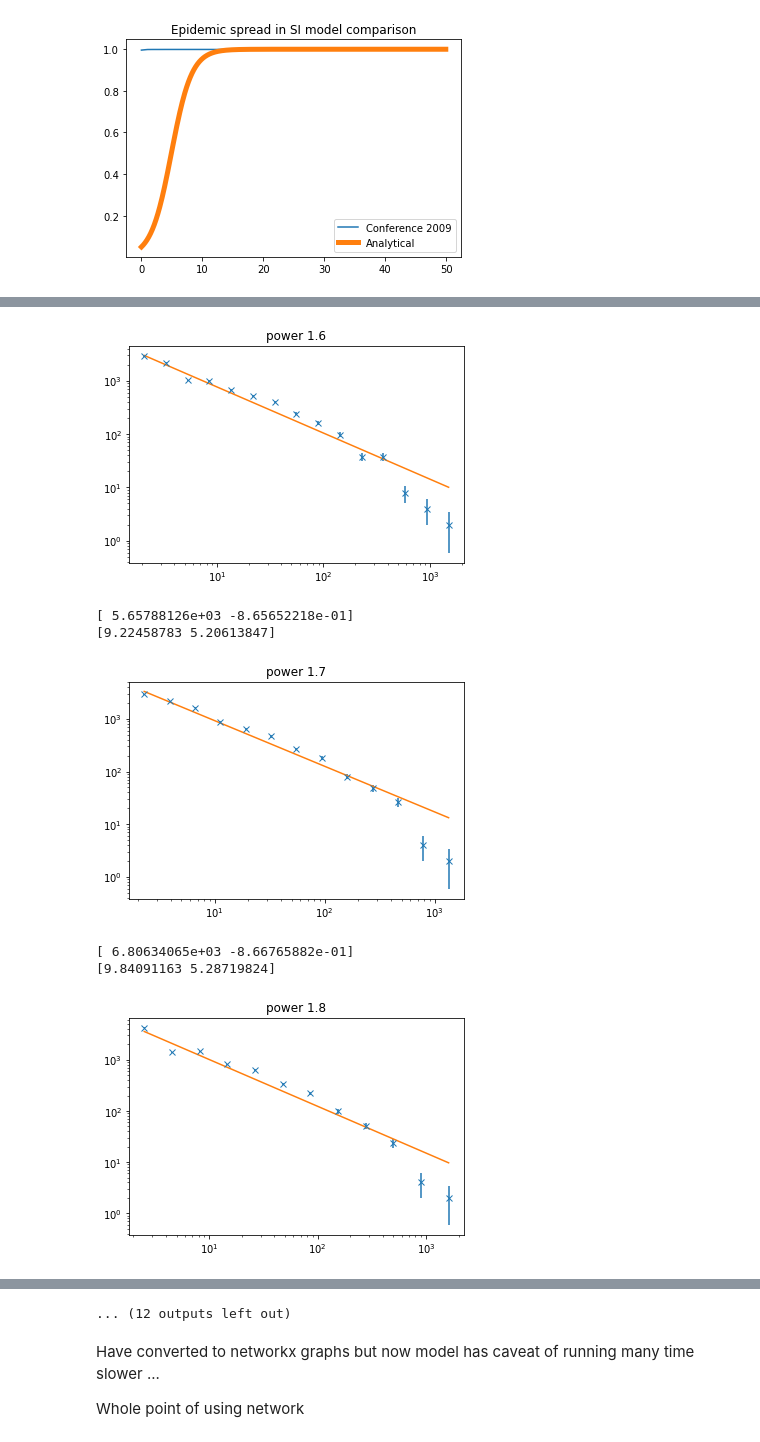
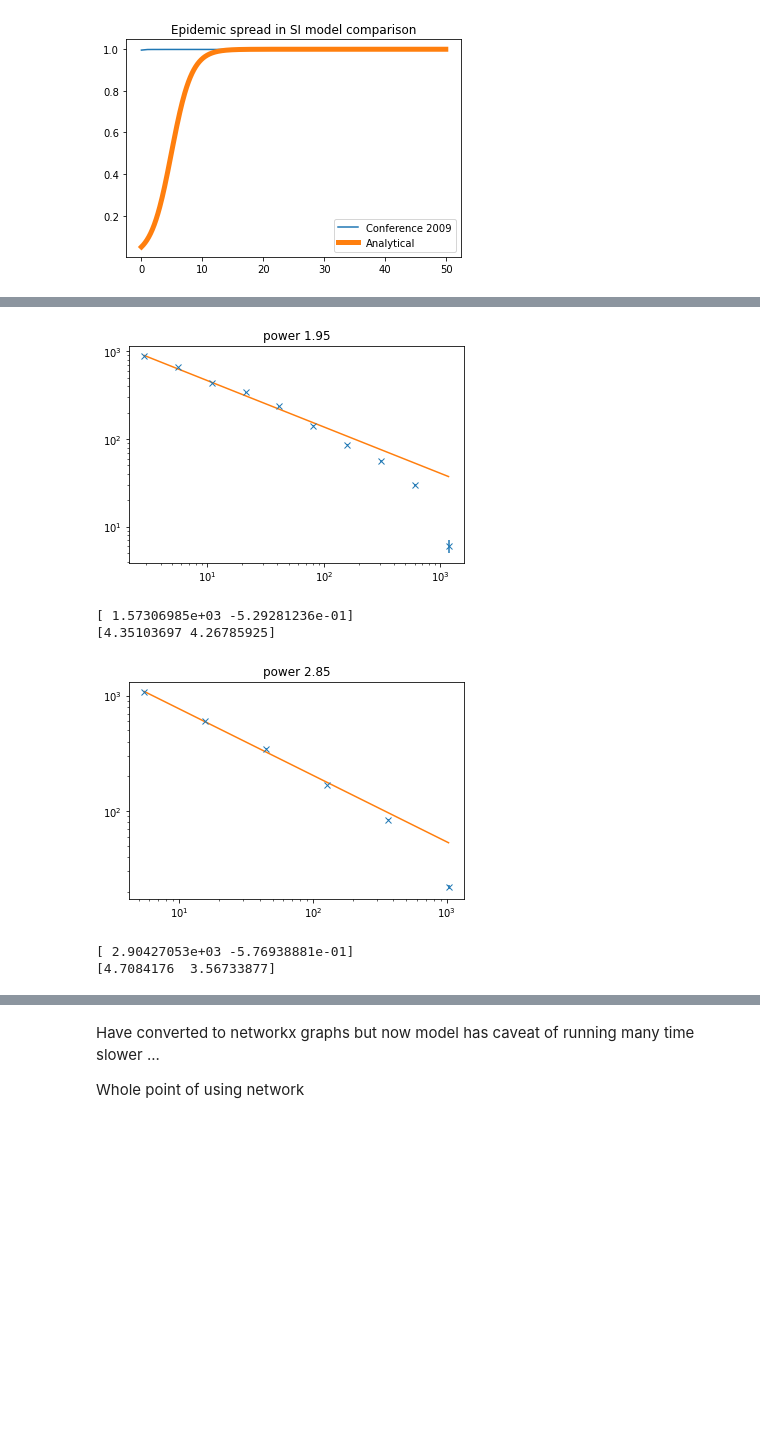
Before and after one commit to Dellapino/MSci-Project, a Jupyter notebook: testing notebook import.ipynb, the cells around one changed output, grey strips where cells are left out. Drawn from its saved outputs; the diff is of its cells as text; code cells hidden in the pictures; blank space fills up the shorter version.

```diff
--- a/testing notebook import.ipynb
+++ b/testing notebook import.ipynb
@@ -458,10 +459,10 @@ plt.show()
 9
 [figure]
 # %%
-path = 'Sociopatterns datasets/conference_2009.dat_'
-G = nm.build_nxgraph(path, False)
+#path = 'Sociopatterns datasets/conference_2009.dat_'
+G = nm.build_nxgraph(dataset_paths[2], False)
 
-print(G['1467']['1591']['weight'])
+#print(G['1467']['1591']['weight'])
 
 def analyse_graph(graph):
     weights = []
@@ -677,15 +763,18 @@ def reciprocal(x, a, b, c):
 def exponential(x, a, b):
     return b*np.exp(x*a)
 
-def logarithm(x, a):
-    return a * np.log(x)
+def logarithm(x, a, b):
+    return a * np.log(x) + b
 
 def power(x, a, b):
     return a * ((x)**b)
 
+def custom_func(x, a, b, c, d):
+    return power(x, a, b) * exponential(x, c, d)
+
 def check_fit(fit_func, bin_func, data, scale, normed, plot_scale = 'linear'):
     x, y, e = bin_func(data, scale, normed)
-    fit, cov = spo.curve_fit(fit_func, x, y, sigma = e, absolute_sigma = 0)
+    fit, cov = spo.curve_fit(fit_func, x, y, absolute_sigma = 0)
     xx = np.linspace(min(x), max(x), 10000)
 
     plt.figure()
@@ -717,18 +806,45 @@ def check_fit(fit_func, bin_func, data, scale, normed, plot_scale = 'linear'):
 #check_fit(power, log_binning_v4, w, 'log') # just dead
 #check_fit(logarithm, log_binning, w, 'log')
 
-check_fit(power, log_binning, w, 1.5, False, 'log')
-check_fit(power, log_binning, w, 1.6, False, 'log')
-check_fit(power, log_binning, w, 1.7, False, 'log')
-check_fit(power, log_binning, w, 1.8, False, 'log')
-check_fit(power, log_binning, w, 1.9, False, 'log')
-check_fit(power, log_binning, w, 2.0, False, 'log')
-check_fit(power, log_binning, w, 2.0, False, 'log')
-check_fit(power, log_binning, w, 2.1, False, 'log')
-check_fit(power, log_binning, w, 2.2, False, 'log')
-check_fit(power, log_binning, w, 2.3, False, 'log')
-check_fit(power, log_binning, w, 2.4, False, 'log')
-check_fit(power, log_binning, w, 2.5, False, 'log')
+'''
+for i in range(15, 26):
+    check_fit(power, log_binning, w, i/10, False, 'log')
+'''
+
+'''
+#scale  = 2.8 works best!
+check_fit(power, log_binning_v2, w, 2.1, False, 'log')
+check_fit(power, log_binning_v2, w, 2.3, False, 'log')
+check_fit(power, log_binning_v2, w, 2.5, False, 'log')
+check_fit(power, log_binning_v2, w, 2.6, False, 'log')
+check_fit(power, log_binning_v2, w, 2.75, False, 'log')
+check_fit(power, log_binning_v2, w, 2.8, False, 'log')
+check_fit(power, log_binning_v2, w, 2.85, False, 'log')
+check_fit(power, log_binning_v2, w, 2.9, False, 'log')
+'''
+
+'''
+for i in range(15, 26):
+    check_fit(power, log_binning, w, i/10, False, 'log')
+
+for i in range(15, 26):
+    check_fit(power, log_binning_v3, w, i/10, False, 'log')
+
+
+for i in range(28, 29):
+    check_fit(power, log_binning_v2, w, i/10, False, 'log')
+    check_fit(power, log_binning_v4, w, i/10, False, 'log')
+'''
+
+'''
+for i in range(11, 30):
+    check_fit(power, log_binning_v5, w, i/10, False, 'log')
+'''
+
+check_fit(power, log_binning_v5, w, 1.5, False, 'log')
+check_fit(power, log_binning_v5, w, 1.95, False, 'log')
+check_fit(power, log_binning_v5, w, 2.85, False, 'log')
+
 
 # at best im getting parameter errors of about 25% on average
 # I believe this indicates a poor fit, back to the drawing board i suppose
@@ -744,7 +860,6 @@ check_fit(power, log_binning, w, 2.5, False, 'log')
-[figure, old version]
+[figure, new version]
-[ 5.65788126e+03 -8.65652218e-01]
-[9.22458783 5.20613847]
+[ 1.57306985e+03 -5.29281236e-01]
+[4.35103697 4.26785925]
-[figure, old version]
+[figure, new version]
-[ 6.80634065e+03 -8.66765882e-01]
-[9.84091163 5.28719824]
+[ 2.90427053e+03 -5.76938881e-01]
+[4.7084176  3.56733877]
-[figure, removed]
@@ -759,4 +866,3 @@ check_fit(power, log_binning, w, 2.5, False, 'log')
-... (12 outputs left out)
 # %%
 def logbin(data, scale = 1., zeros = False):
     """
```
Also changed, not shown: parts of 8 cells of this notebook.
